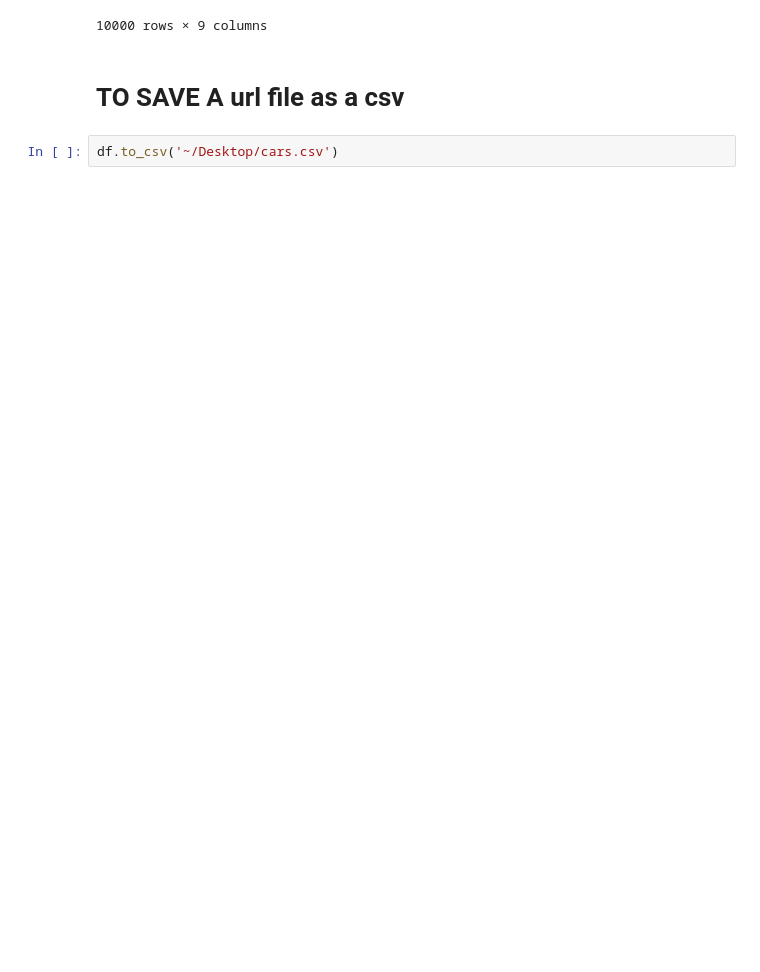
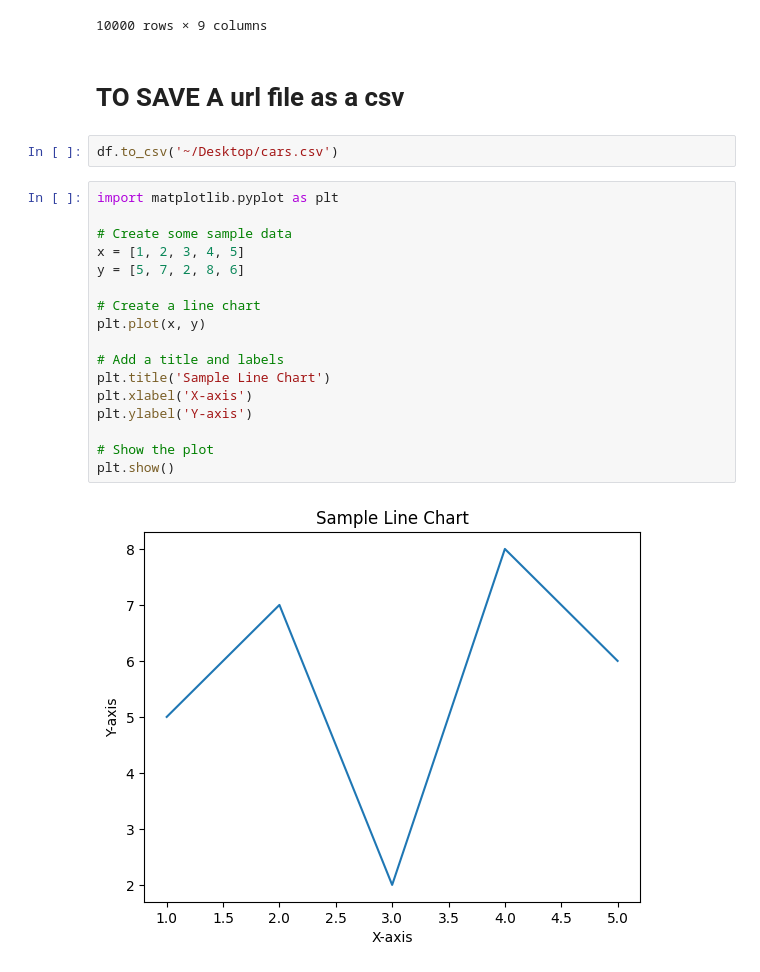
Before and after one commit to Eddy265/Python_Projects, a Jupyter notebook: useful_codes.ipynb, the cells around one changed output. Saved outputs shown, nothing was run; the diff lists cells and outputs as text; blank space fills up the shorter version.

```diff
--- a/useful_codes.ipynb
+++ b/useful_codes.ipynb
@@ -691,3 +691,22 @@ df
 # TO SAVE A url file as a csv
 # %%
 df.to_csv('~/Desktop/cars.csv')
+# %%
+import matplotlib.pyplot as plt
+
+# Create some sample data
+x = [1, 2, 3, 4, 5]
+y = [5, 7, 2, 8, 6]
+
+# Create a line chart
+plt.plot(x, y)
+
+# Add a title and labels
+plt.title('Sample Line Chart')
+plt.xlabel('X-axis')
+plt.ylabel('Y-axis')
+
+# Show the plot
+plt.show()
+# %% [output]
+[figure, added]
```
Also changed, not shown: parts of 2 cells of this notebook, 2 other files.
